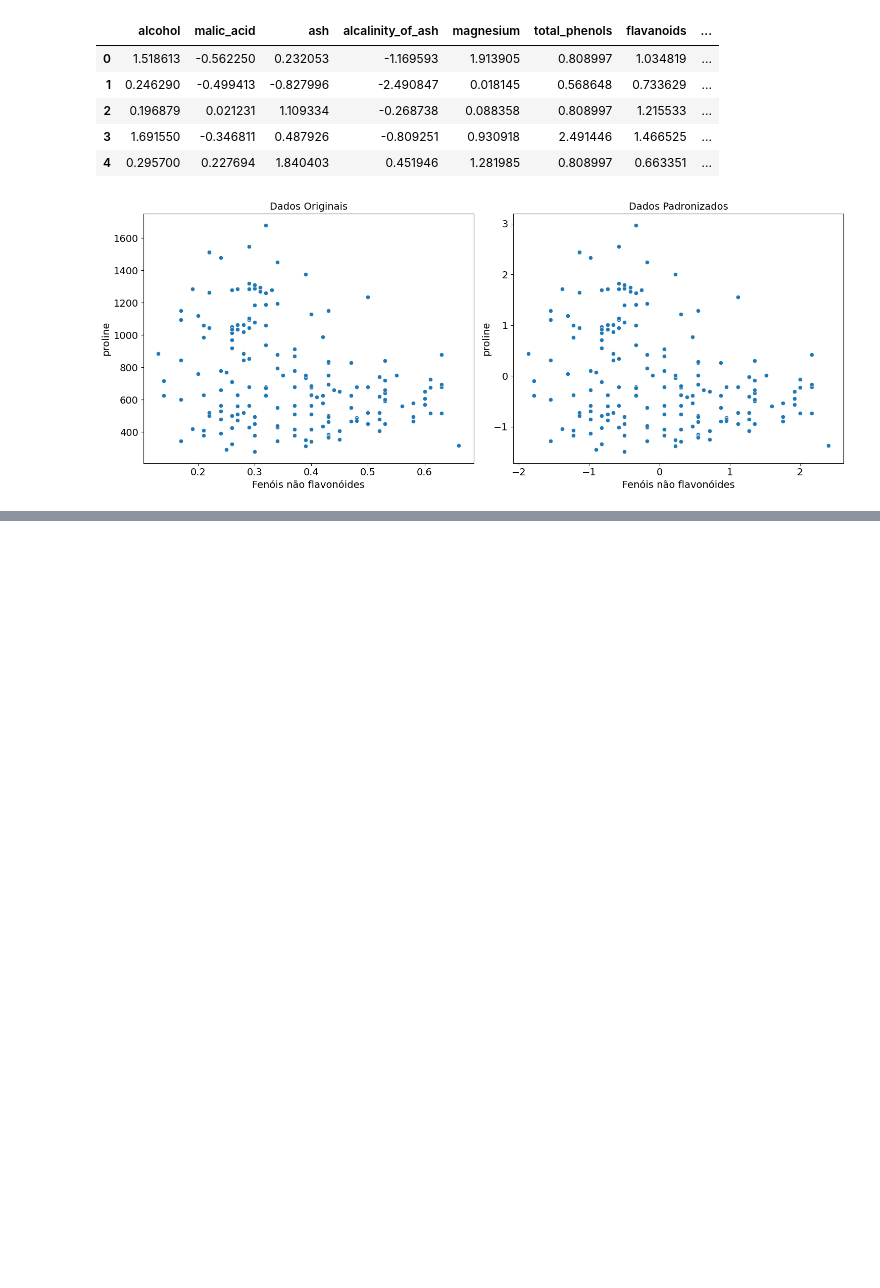
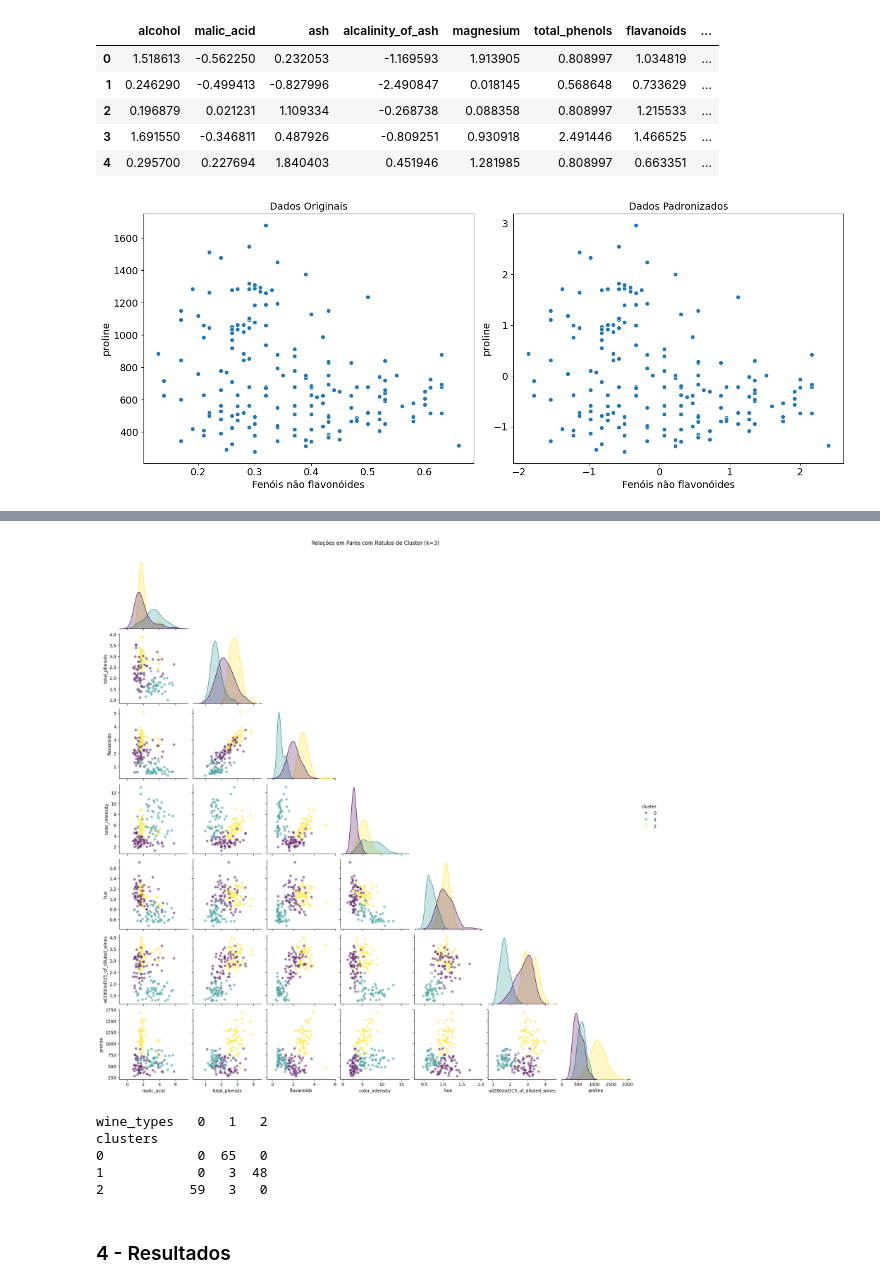
Before and after one commit to Andre-Krasnievicz/Wine-KMeans, a Jupyter notebook: Wine_KMeans.ipynb, the cells around one changed output, grey strips where cells are left out. Drawn from its saved outputs; the diff is of its cells as text; code cells hidden in the pictures; blank space fills up the shorter version.

```diff
--- a/Wine_KMeans.ipynb
+++ b/Wine_KMeans.ipynb
@@ -204,0 +310,11 @@ plt.show()
+# %%
+kmeans_k3 = KMeans(n_clusters=3, random_state=0)
+
+pipeline = Pipeline([
+    ('scaler', StandardScaler()),
+    ('model', kmeans_k3)
+    ])
+
+clusters_k3 = pipeline.fit_predict(df)
+# %%
+df['cluster'] = clusters_k3
@@ -204,0 +330,23 @@ plt.show()
+# %%
+cols = ['malic_acid', 'total_phenols', 'flavanoids', 'color_intensity', 'hue',
+        'od280/od315_of_diluted_wines', 'proline']
+
+sns.pairplot(df, vars=cols, hue='cluster', palette='viridis',
+             diag_kind='kde', plot_kws={'alpha': 0.5}, corner='upper')
+
+plt.suptitle('Relações em Pares com Rótulos de Cluster (k=3)', y=1.02)
+plt.show()
+# %% [output]
+[figure, added]
+# %%
+df_ct = pd.DataFrame({'clusters': clusters_k3, 'wine_types': types})
+ct = pd.crosstab(df_ct['clusters'], df_ct['wine_types'])
+print(ct)
+# %% [output]
+wine_types   0   1   2
+clusters
+0            0  65   0
+1            0   3  48
+2           59   3   0
+# %% [markdown]
+### 4 - Resultados
```
Also changed, not shown: parts of 14 cells of this notebook.
